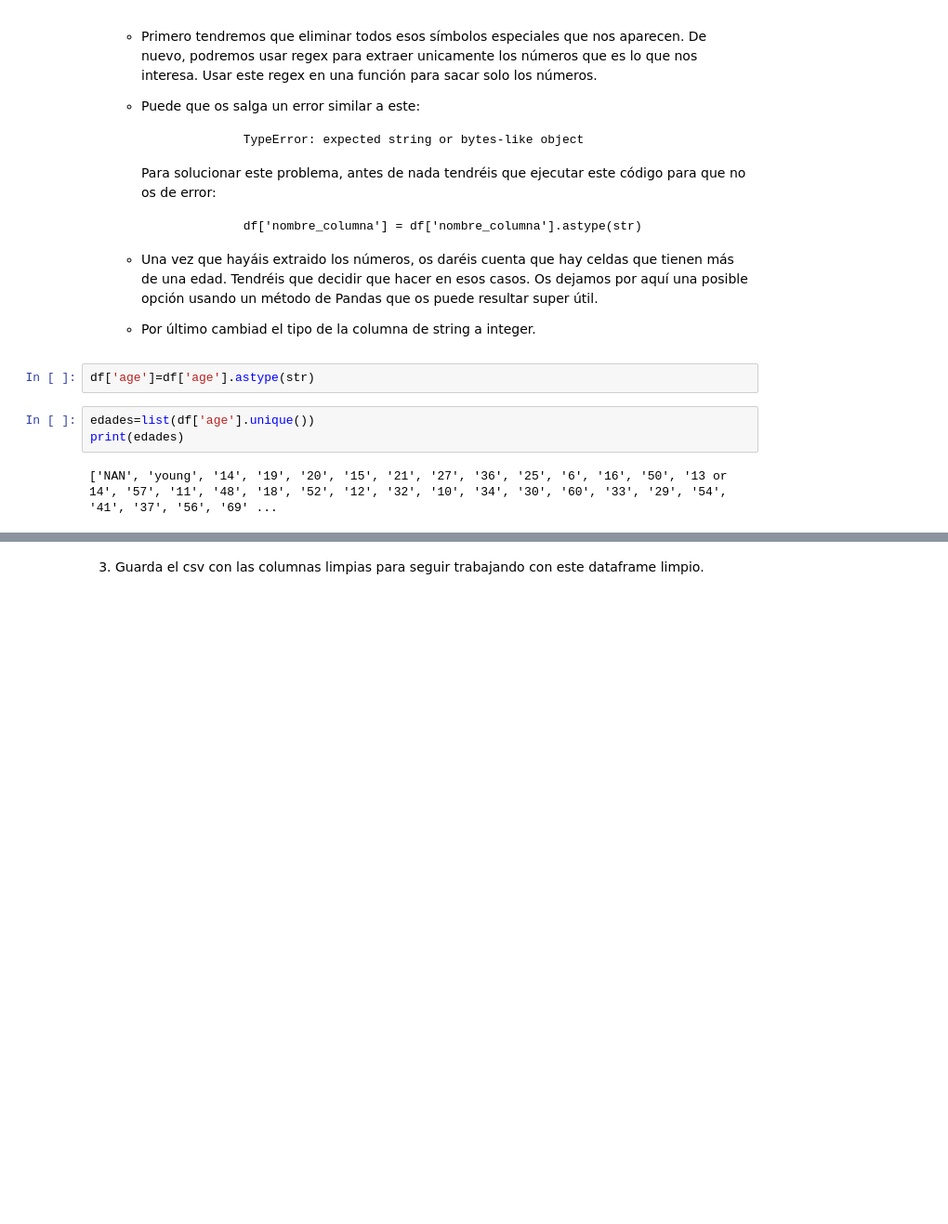
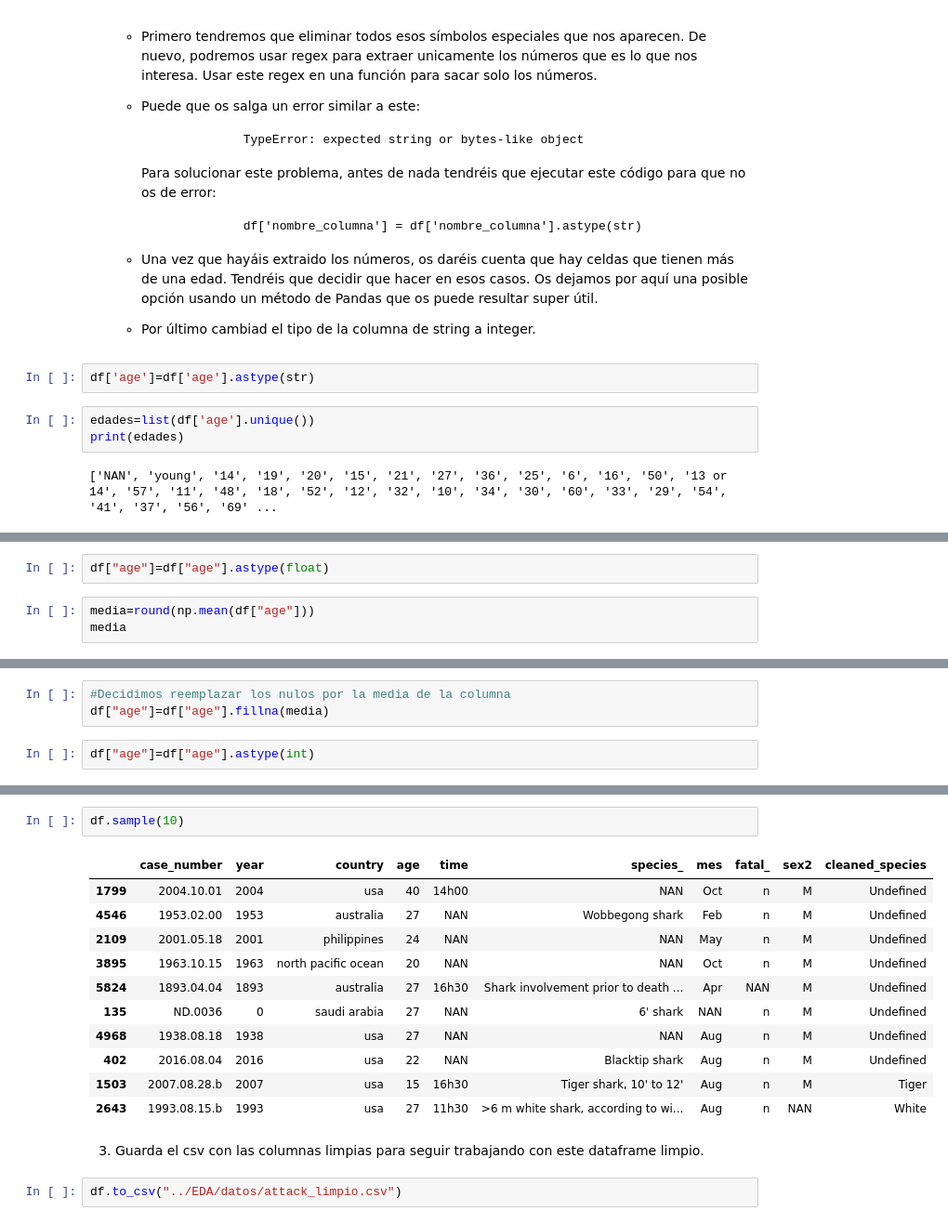
Before and after one commit to Adalab/DA-promo-b-modulo-2-sprint-2-Yadi-Vero, a Jupyter notebook: Limpieza/II_pair-programming-2-limpieza-2.ipynb, the cells around one changed output, grey strips where cells are left out. Shown at 93% size. Drawn from its saved outputs; the diff is of its cells as text; blank space fills up the shorter version.

Commit message:
Subo pair programming con la bendita columna age terminada

```diff
--- a/Limpieza/II_pair-programming-2-limpieza-2.ipynb
+++ b/Limpieza/II_pair-programming-2-limpieza-2.ipynb
@@ -156,0 +164,5 @@ df.sample(20)
+# %%
+df["age"]=df["age"].astype(float)
+# %%
+media=round(np.mean(df["age"]))
+media
@@ -156,0 +171,5 @@ df.sample(20)
+# %%
+#Decidimos reemplazar los nulos por la media de la columna
+df["age"]=df["age"].fillna(media)
+# %%
+df["age"]=df["age"].astype(int)
@@ -157,2 +190,18 @@ df.sample(20)
+# %%
+df.sample(10)
+# %% [output]
+|  | case_number | year | country | age | time | species_ | mes | fatal_ | sex2 | cleaned_species |
+| 1799 | 2004.10.01 | 2004 | usa | 40 | 14h00 | NAN | Oct | n | M | Undefined |
+| 4546 | 1953.02.00 | 1953 | australia | 27 | NAN | Wobbegong shark | Feb | n | M | Undefined |
+| 2109 | 2001.05.18 | 2001 | philippines | 24 | NAN | NAN | May | n | M | Undefined |
+| 3895 | 1963.10.15 | 1963 | north pacific ocean | 20 | NAN | NAN | Oct | n | M | Undefined |
+| 5824 | 1893.04.04 | 1893 | australia | 27 | 16h30 | Shark involvement prior to death ... | Apr | NAN | M | Undefined |
+| 135 | ND.0036 | 0 | saudi arabia | 27 | NAN | 6' shark | NAN | n | M | Undefined |
+| 4968 | 1938.08.18 | 1938 | usa | 27 | NAN | NAN | Aug | n | M | Undefined |
+| 402 | 2016.08.04 | 2016 | usa | 22 | NAN | Blacktip shark | Aug | n | M | Undefined |
+| 1503 | 2007.08.28.b | 2007 | usa | 15 | 16h30 | Tiger shark, 10' to 12' | Aug | n | M | Tiger |
+| 2643 | 1993.08.15.b | 1993 | usa | 27 | 11h30 | >6 m white shark, according to wi... | Aug | n | NAN | White |
 # %% [markdown]
 3. Guarda el csv con las columnas limpias para seguir trabajando con este dataframe limpio.
+# %%
+df.to_csv("../EDA/datos/attack_limpio.csv")
```
Also changed, not shown: parts of 13 cells of this notebook, 2 other files.
